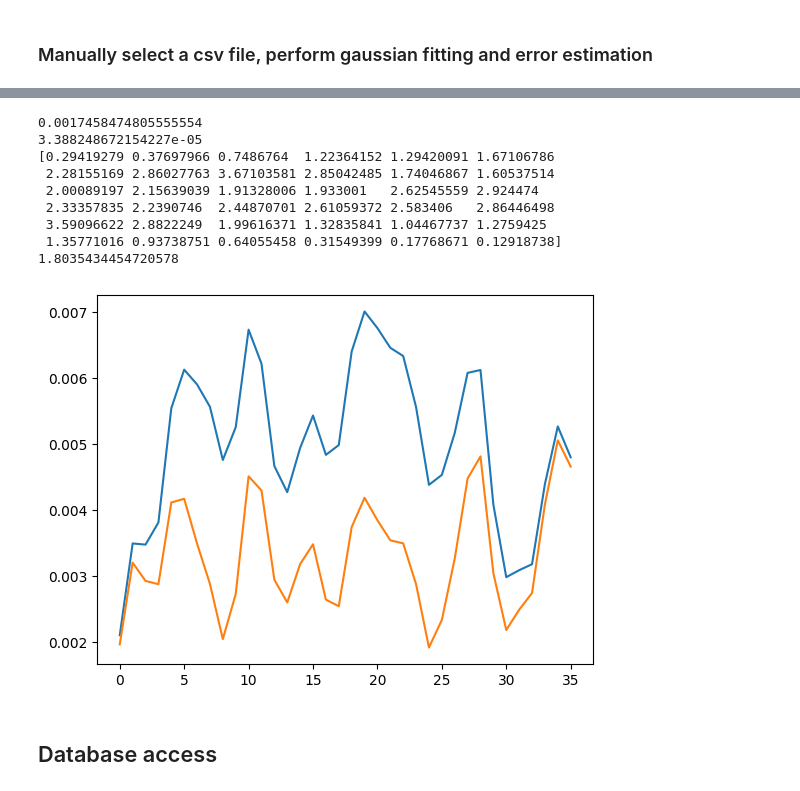
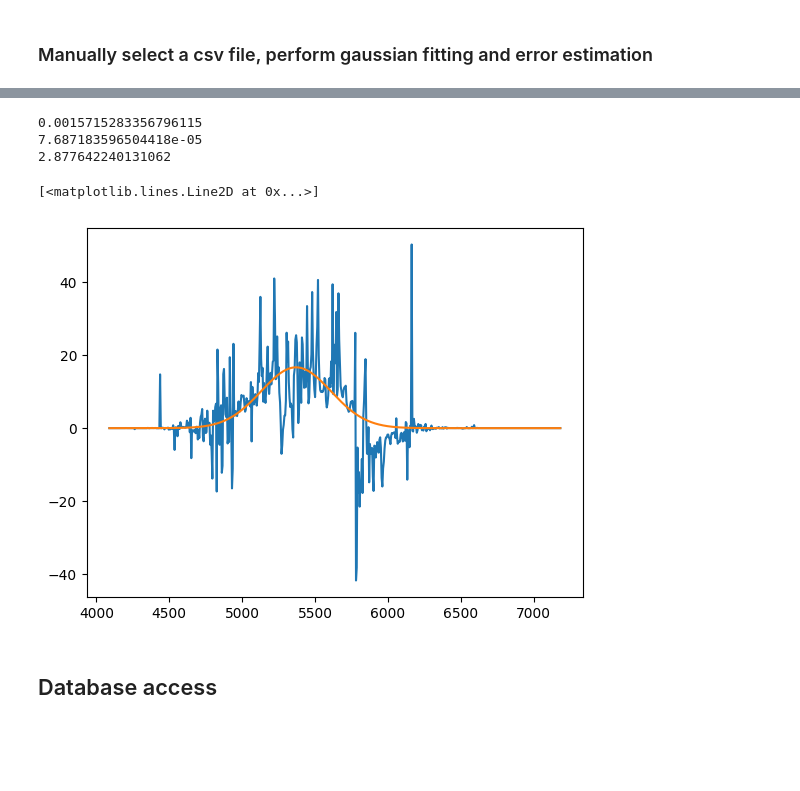
Before and after one commit to PanagiotisPetrid/ASTRO-BEAM-PanagiotisPetridis, a Jupyter notebook: data.ipynb, the cells around one changed output, grey strips where cells are left out. Drawn from its saved outputs; the diff is of its cells as text; code cells hidden in the pictures; blank space fills up the shorter version.

```diff
--- a/data.ipynb
+++ b/data.ipynb
@@ -253,30 +268,27 @@ SNR (Average of SNR calculated at each point): 1.80 dB
 # %%
 #SNR experimentation
-plt.plot(y_trimmed[spectral_line] + np.abs(np.min(y_trimmed)))
-plt.plot(residuals[spectral_line] + np.abs(np.min(residuals)))
 # 1. Spectral line region SNR using mean value of signal and noise
-signal_power = np.mean(y_trimmed[spectral_line])  # Mean value of signal
+signal_power = np.mean(y_trimmed)  # Mean value of signal
 noise_power = np.mean(residuals) # Mean value of residuals (noise)
-snr_residuals = 10 * np.log10(signal_power / noise_power) if noise_power > 0 else np.nan
+snr_residuals = 20 * np.log10(signal_power / noise_power) if noise_power > 0 else np.nan
 print(signal_power)
 print(noise_power)
 
 # 2. Spectral line region SNR using average of SNR calculated at each point
-snr_points = 10 * np.log10((y_trimmed[spectral_line] + np.abs(np.min(y_trimmed))) / ((residuals[spectral_line] + np.abs(np.min(residuals)))))
+snr_points = 20 * np.log10(np.abs(y_trimmed / residuals))
 avg_snr = np.mean(snr_points)
-print(snr_points)
 print(avg_snr)
+g_init = models.Gaussian1D(amplitude=max(snr_points), mean=np.median(x_trimmed), stddev=10)
+g_fit = fitter(g_init, x_trimmed, snr_points)
+
+plt.plot(x_trimmed, snr_points)
+plt.plot(x_trimmed, g_fit(x_trimmed))
 # %% [output]
-0.0017458474805555554
-3.388248672154227e-05
-[0.29419279 0.37697966 0.7486764  1.22364152 1.29420091 1.67106786
- 2.28155169 2.86027763 3.67103581 2.85042485 1.74046867 1.60537514
- 2.00089197 2.15639039 1.91328006 1.933001   2.62545559 2.924474
- 2.33357835 2.2390746  2.44870701 2.61059372 2.583406   2.86446498
- 3.59096622 2.8822249  1.99616371 1.32835841 1.04467737 1.2759425
- 1.35771016 0.93738751 0.64055458 0.31549399 0.17768671 0.12918738]
-1.8035434454720578
+0.0015715283356796115
+7.687183596504418e-05
+2.877642240131062
+[<matplotlib.lines.Line2D at 0x...>]
-[figure, old version]
+[figure, new version]
 # %% [markdown]
 ## Database access
 # %% [markdown]
```
Also changed, not shown: parts of 2 cells of this notebook.
